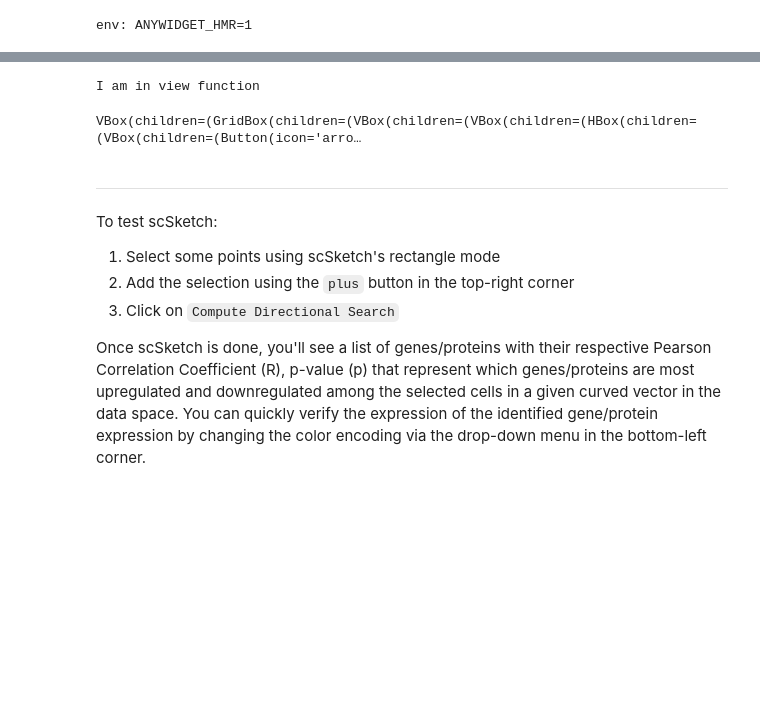
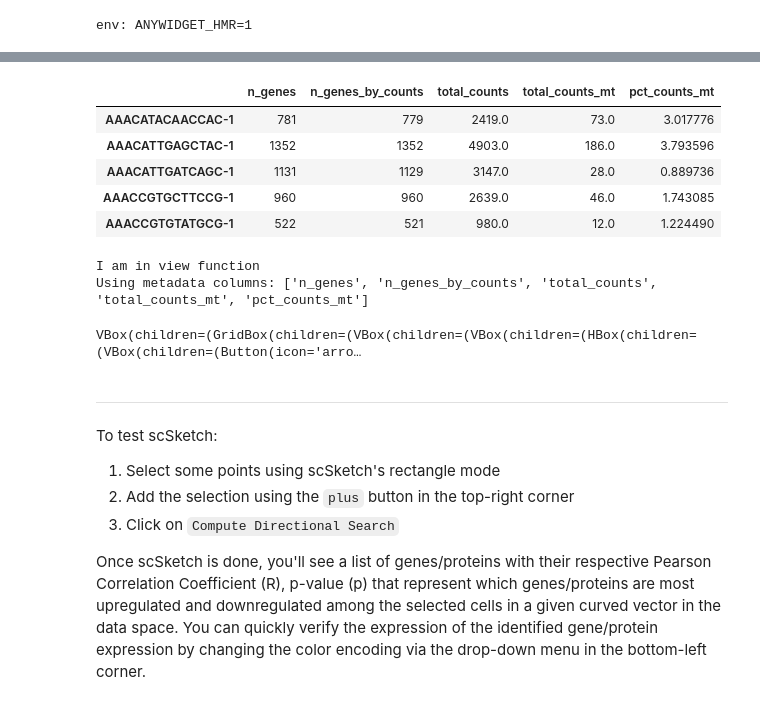
Before and after one commit to colabobio/scsketch, a Jupyter notebook: demo.ipynb, the cells around one changed output, grey strips where cells are left out. Cells and saved outputs as stored; diff of their text form; code cells hidden in the pictures; blank space fills up the shorter version.

Commit message:
Made changes to accept optional metadata in scsketch.view and refactored code

```diff
--- a/demo.ipynb
+++ b/demo.ipynb
@@ -32,0 +51,3 @@ Only considering the two last: ['.updated', '.h5ad'].
+# %%
+# Replace with your own h5ad to read into the notebook with scanpy
+data_file = "../data/pbmc3k_20210420.h5ad" # the file that will store the analysis results
@@ -33,7 +66,27 @@ Only considering the two last: ['.updated', '.h5ad'].
+# %%
+adata.obs.head()
+# %% [output]
+|  | n_genes | n_genes_by_counts | total_counts | total_counts_mt | pct_counts_mt |
+| AAACATACAACCAC-1 | 781 | 779 | 2419.0 | 73.0 | 3.017776 |
+| AAACATTGAGCTAC-1 | 1352 | 1352 | 4903.0 | 186.0 | 3.793596 |
+| AAACATTGATCAGC-1 | 1131 | 1129 | 3147.0 | 28.0 | 0.889736 |
+| AAACCGTGCTTCCG-1 | 960 | 960 | 2639.0 | 46.0 | 1.743085 |
+| AAACCGTGTATGCG-1 | 522 | 521 | 980.0 | 12.0 | 1.224490 |
 # %%
-scsketch.view(adata)
+scsketch.view(
+    adata,
+    metadata_cols = [
+        "n_genes",
+        "n_genes_by_counts",
+        "total_counts",
+        "total_counts_mt",
+        "pct_counts_mt",
+    ],
+)
+# scsketch.view(adata)
 # %% [output]
 I am in view function
+Using metadata columns: ['n_genes', 'n_genes_by_counts', 'total_counts', 'total_counts_mt', 'pct_counts_mt']
 VBox(children=(GridBox(children=(VBox(children=(VBox(children=(HBox(children=(VBox(children=(Button(icon='arro…
 # %% [markdown]
 ---
```
Also changed, not shown: parts of 6 cells of this notebook, 4 other files.
